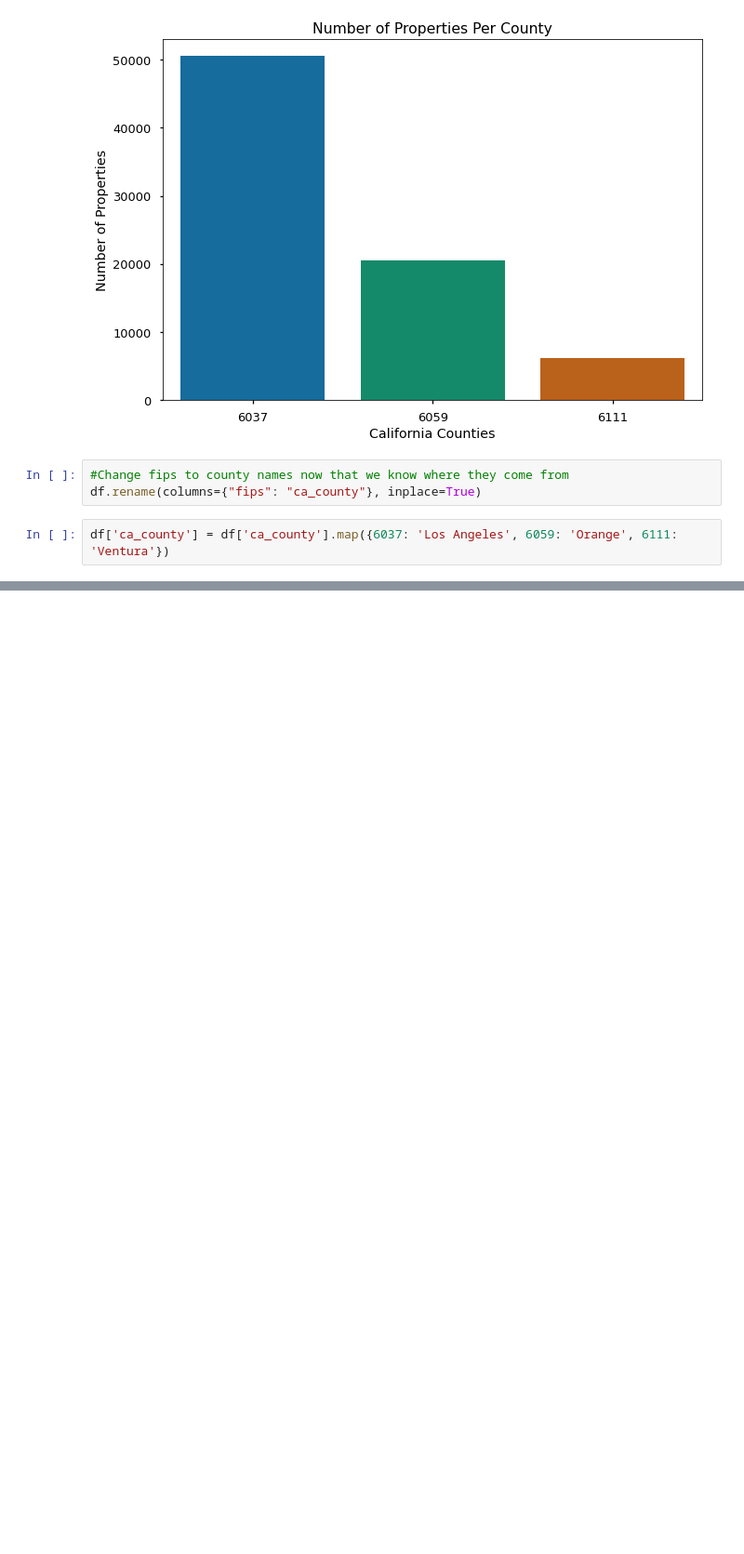
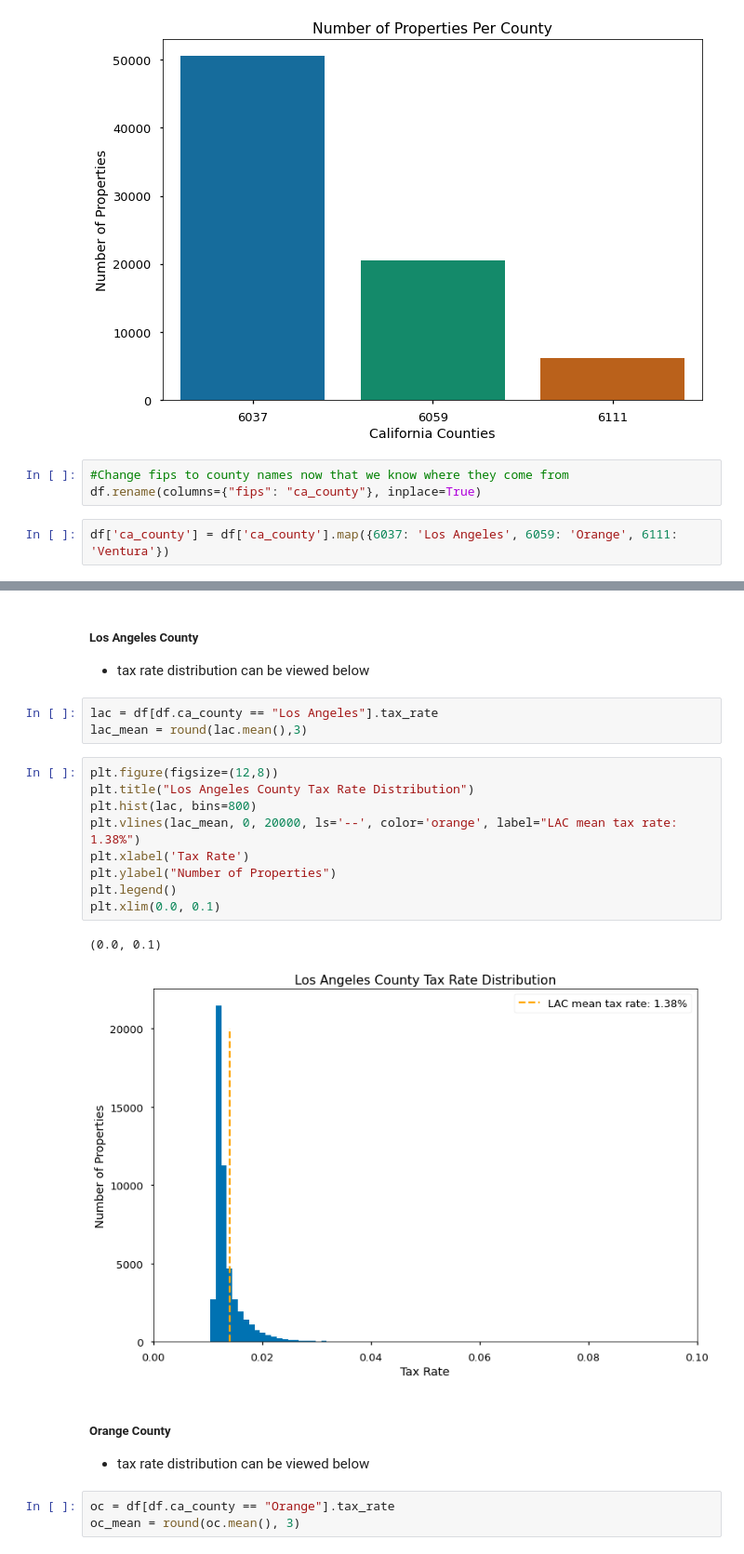
Before and after one commit to segovialori/regression_project, a Jupyter notebook: final_zillow.ipynb, the cells around one changed output, grey strips where cells are left out. Shown at 93% size. Cells and saved outputs as stored; diff of their text form; blank space fills up the shorter version.

```diff
--- a/final_zillow.ipynb
+++ b/final_zillow.ipynb
@@ -143,0 +187,24 @@ df['ca_county'] = df['ca_county'].map({6037: 'Los Angeles', 6059: 'Orange', 6111
+# %% [markdown]
+##### Los Angeles County
+- tax rate distribution can be viewed below
+# %%
+lac = df[df.ca_county == "Los Angeles"].tax_rate
+lac_mean = round(lac.mean(),3)
+# %%
+plt.figure(figsize=(12,8))
+plt.title("Los Angeles County Tax Rate Distribution")
+plt.hist(lac, bins=800)
+plt.vlines(lac_mean, 0, 20000, ls='--', color='orange', label="LAC mean tax rate: 1.38%")
+plt.xlabel('Tax Rate')
+plt.ylabel("Number of Properties")
+plt.legend()
+plt.xlim(0.0, 0.1)
+# %% [output]
+(0.0, 0.1)
+[figure, added]
+# %% [markdown]
+##### Orange County
+- tax rate distribution can be viewed below
+# %%
+oc = df[df.ca_county == "Orange"].tax_rate
+oc_mean = round(oc.mean(), 3)
```
Also changed, not shown: parts of 209 cells of this notebook, 3 other files.
